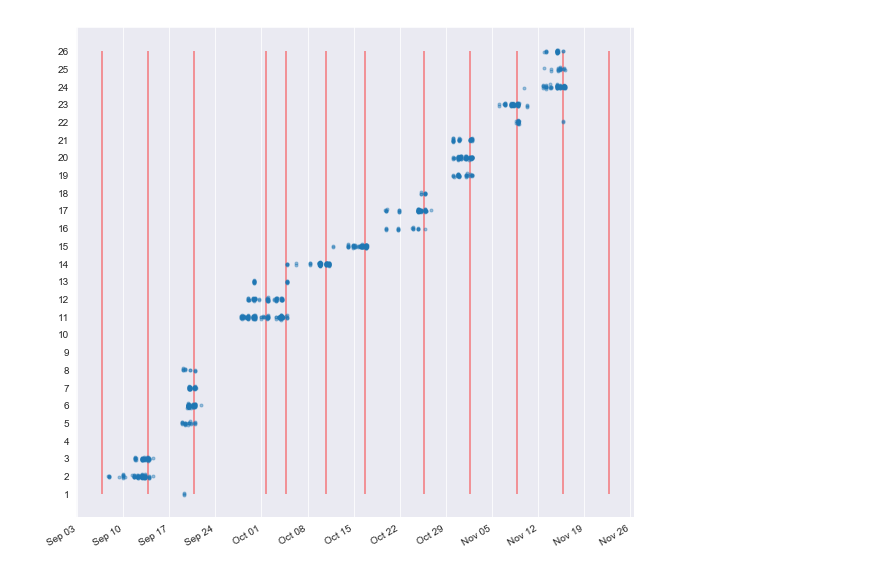
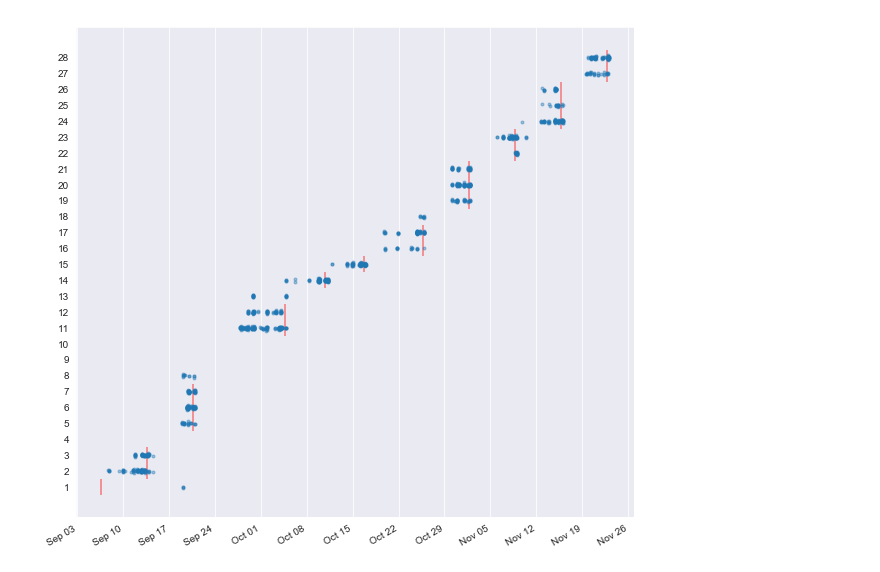
Before and after one commit to Bubblbu/public-knowledge-annotations, a Jupyter notebook: code/annotated-readings.ipynb, the cells around one changed output. Cells and saved outputs as stored; diff of their text form; code cells hidden in the pictures.

```diff
--- a/code/annotated-readings.ipynb
+++ b/code/annotated-readings.ipynb
@@ -21,3 +21,15 @@ usernames = json.load(open("../data/usernames.json"))
 readings = pd.read_csv("../data/readings.csv", index_col="id", parse_dates=['date'])
 comments = pd.read_csv("../data/comments.csv", index_col="id", parse_dates=['created', 'updated'])
 comments = comments.merge(readings[['url', 'week', 'part', 'date', 'required', 'speaker']], left_on="url_id", right_index=True)
+# %%
+# Combine the last weeks annotations that were spread across several links
+merge_urls = list(range(28, 38))
+
+resps = []
+for i in merge_urls:
+    resps.extend(json.loads(readings.loc[i, "resp"]))
+readings.loc[28, 'resp'] = json.dumps(resps)
+readings.loc[28, 'total'] = len(resps)
+readings.drop(merge_urls[1:], inplace=True)
+
+comments.url_id = comments.url_id.map(lambda x: 28 if x in merge_urls else x)
@@ -28,27 +55,33 @@ our_comments = comments[comments.user.isin(usernames)]
 # %%
 def rand_jitter(arr):
     return arr + np.random.randn(len(arr)) * .05
+# %%
+weeks = readings[readings.required].reset_index().groupby("week")['id'].apply(set)
 # %%
-pdf = comments[comments.in_class == True]
+pdf = our_comments[our_comments.in_class == True]
 fig, ax = plt.subplots(figsize=(10,10))
 
 # sns.pointplot(x="created", y="url_id", hue="in_class", data=pdf, ci=None, join=False, ax=ax, marker=".")
 ax.plot(pdf.created, rand_jitter(pdf.url_id), marker=".", ls='', alpha=.4)
 
+ax.yaxis.set_ticks(range(1,29))
+start, end = ax.get_ylim()
 
-ax.yaxis.set_ticks(range(1,27))
-start, end = ax.get_ylim()
-ax.vlines(classes.date.unique(), 1, 26, colors="r", alpha=.5)
+for w, urls in weeks.items():
+    wmin = min(urls)
+    wmax = max(urls)
+    date = classes.loc[w, 'date']
+    ax.vlines(date, wmin-.5, wmax+.5, colors="r", alpha=.5)
 
 mondays = mdates.WeekdayLocator(mdates.MONDAY)
 ax.xaxis.set_major_locator(mondays)
 
 weekFormatter = mdates.DateFormatter('%b %d')
 ax.xaxis.set_major_formatter(weekFormatter)
 
 #ax.xaxis.set_major_formatter(mdates.DateFormatter('%Y/%m'))
 fig.autofmt_xdate()
 
 ax.yaxis.grid(False)
 # %% [output]
-[figure, old version]
+[figure, new version]
```
Also changed, not shown: parts of 13 cells of this notebook, 6 other files.
